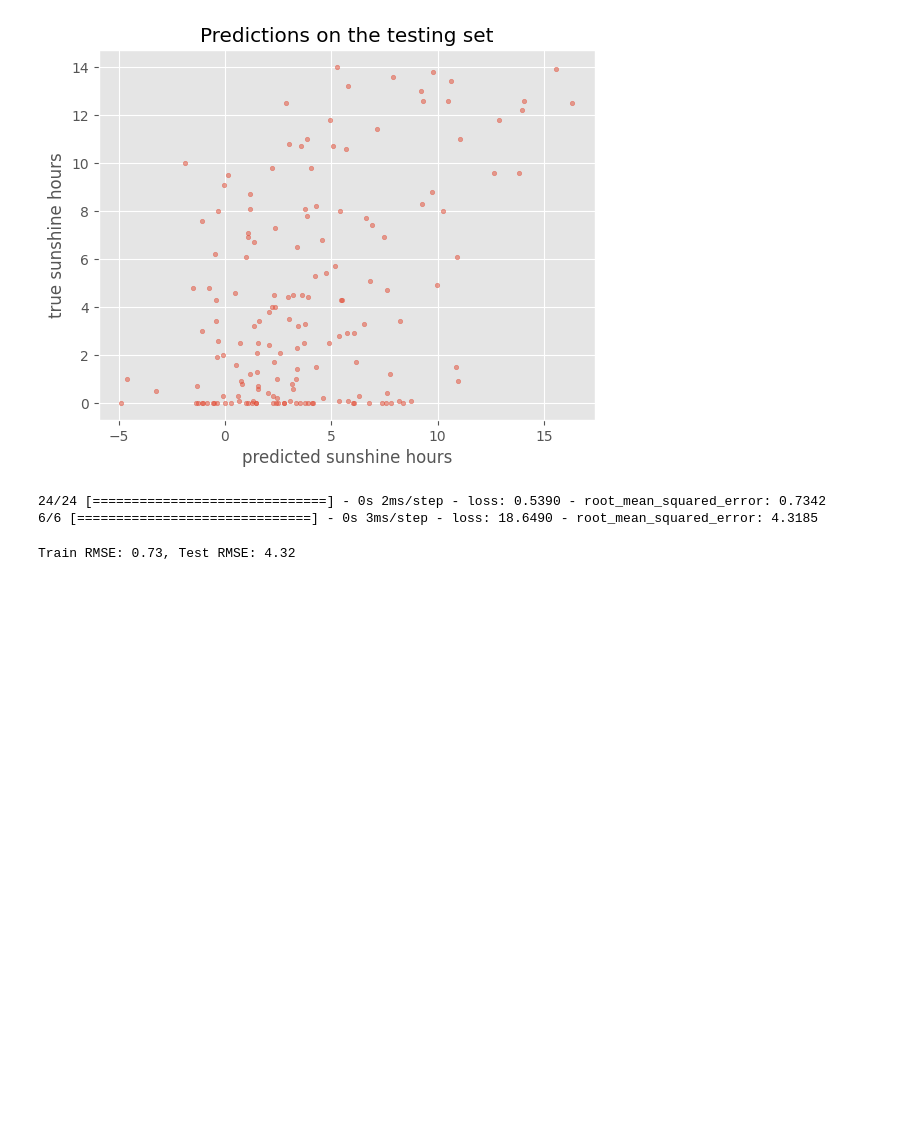
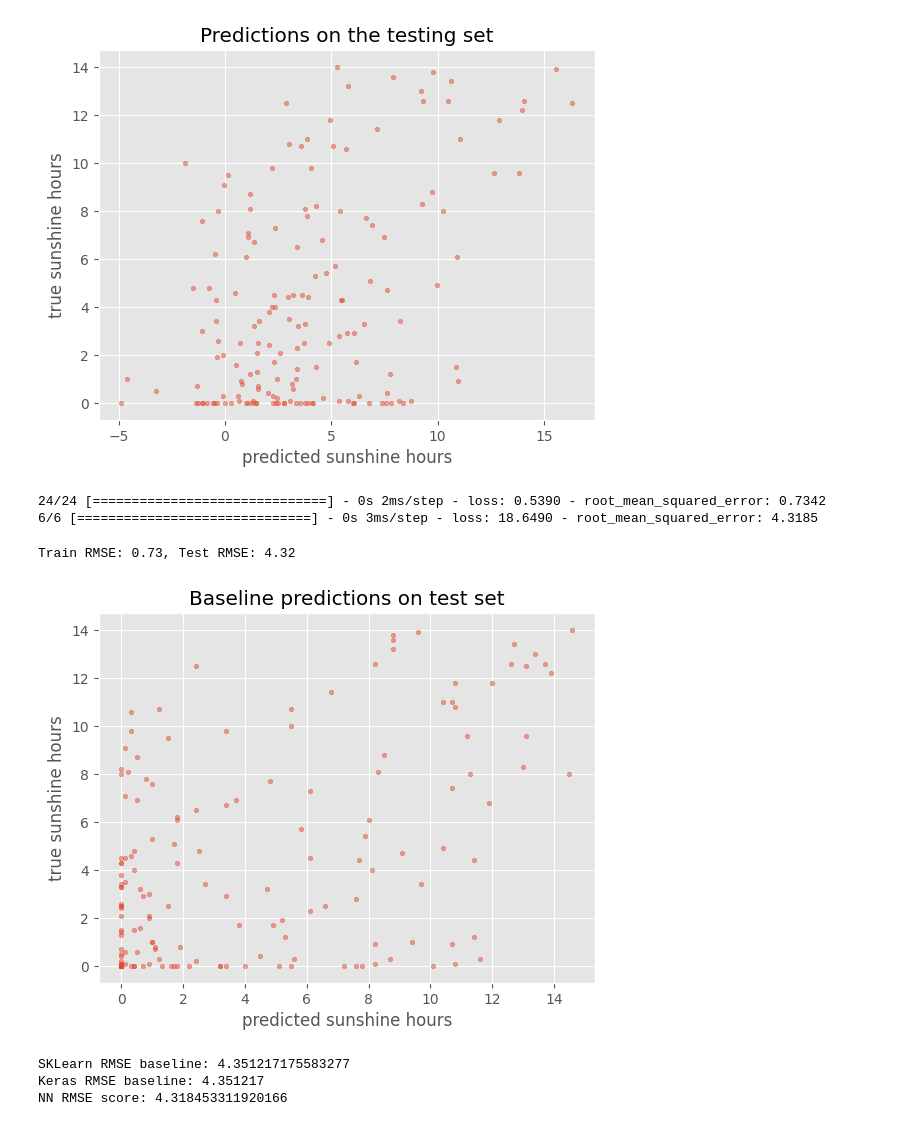
Before and after one commit to MaxDangVu136/ml_carpentry_workshop_2023, a Jupyter notebook: ml_carpentry_workshop_day3_neural_nets_weather.ipynb, the cells around one changed output. Saved outputs shown, nothing was run; the diff lists cells and outputs as text; code cells hidden in the pictures; blank space fills up the shorter version.

```diff
--- a/ml_carpentry_workshop_day3_neural_nets_weather.ipynb
+++ b/ml_carpentry_workshop_day3_neural_nets_weather.ipynb
@@ -185,3 +186,25 @@ print('Train RMSE: {:.2f}, Test RMSE: {:.2f}'.format(
     test_metrics['root_mean_squared_error']))
 # %% [output]
 Train RMSE: 0.73, Test RMSE: 4.32
+# %%
+# How to mitigate overfitting? Use BASEL sunshine as a baseline constraint for model predictions
+y_baseline_prediction = X_test['BASEL_sunshine']
+plot_predictions(y_baseline_prediction, y_test,
+                 'Baseline predictions on test set')
+# %% [output]
+[figure, added]
+# %%
+from sklearn.metrics import mean_squared_error
+from keras.metrics import RootMeanSquaredError
+
+rmse_baseline = mean_squared_error(y_test, y_baseline_prediction, squared=False)
+rmse_keras = RootMeanSquaredError()
+rmse_keras.update_state(y_test, y_baseline_prediction)
+
+print('SKLearn RMSE baseline:', rmse_baseline)
+print('Keras RMSE baseline:', rmse_keras.result().numpy())
+print('NN RMSE score:', test_metrics['root_mean_squared_error'])
+# %% [output]
+SKLearn RMSE baseline: 4.351217175583277
+Keras RMSE baseline: 4.351217
+NN RMSE score: 4.318453311920166
```
Also changed, not shown: parts of 3 cells of this notebook.
